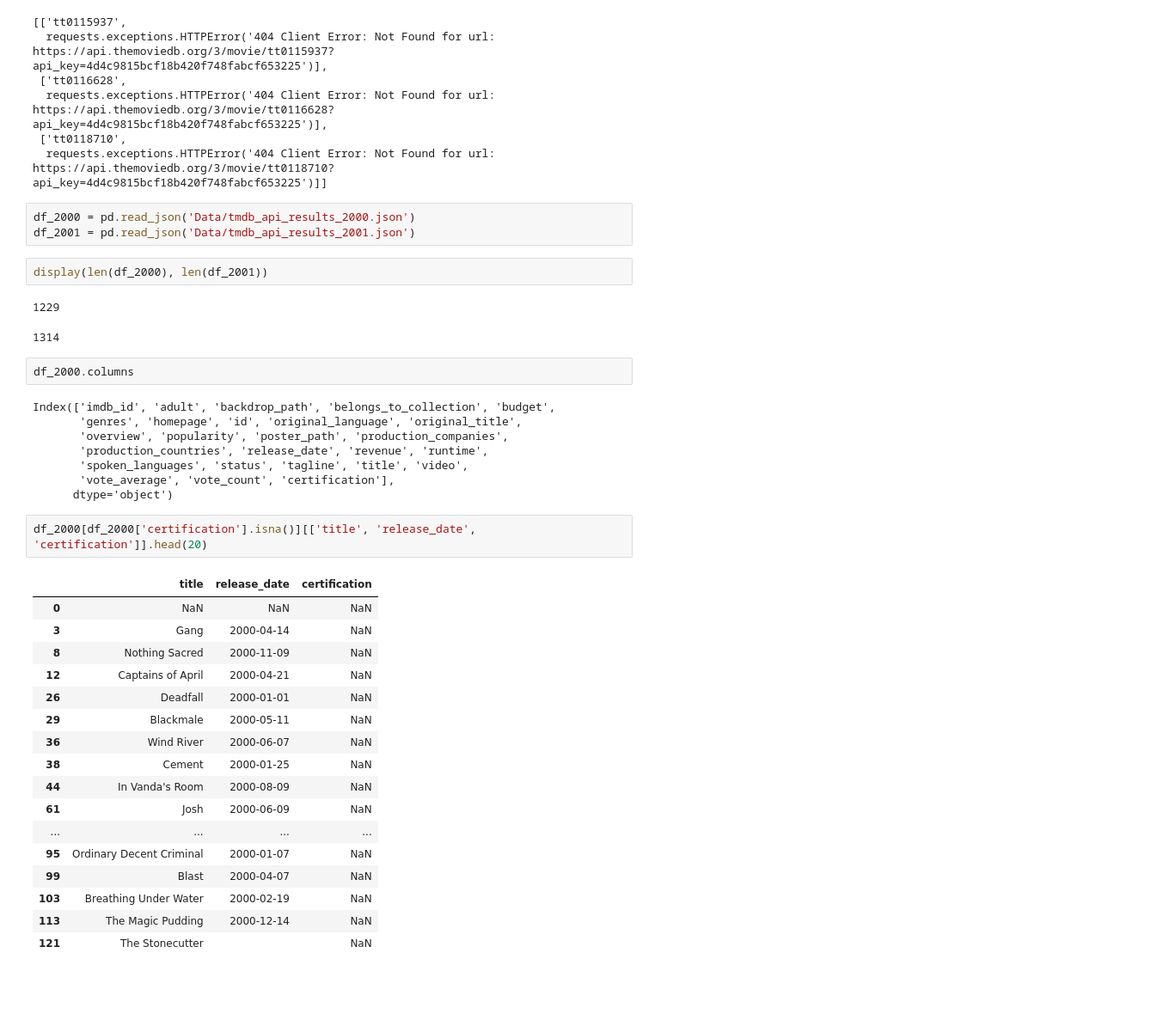
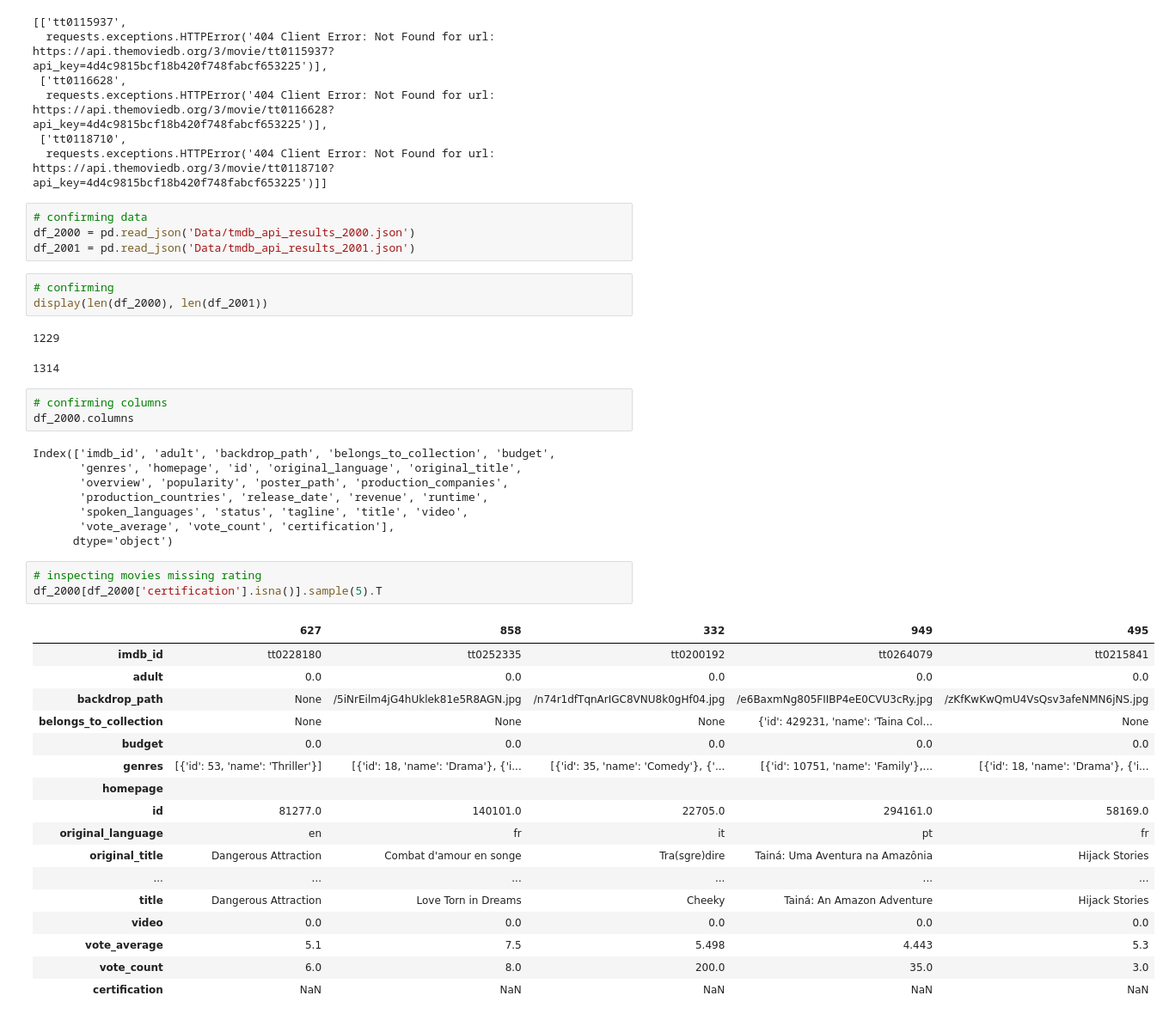
Before and after one commit to CRPeace/Movie_Data_API_Stats_Analysis, a Jupyter notebook: C.Peace_Project_3_Part 2_API.ipynb, the cells around one changed output. Shown at 86% size. Drawn from its saved outputs; the diff is of its cells as text; blank space fills up the shorter version.

```diff
--- a/C.Peace_Project_3_Part 2_API.ipynb
+++ b/C.Peace_Project_3_Part 2_API.ipynb
@@ -194,14 +191,17 @@ errors[:3]
  ['tt0118710',
   requests.exceptions.HTTPError('404 Client Error: Not Found for url: https://api.themoviedb.org/3/movie/tt0118710?api_key=4d4c9815bcf18b420f748fabcf653225')]]
 # %%
+# confirming data
 df_2000 = pd.read_json('Data/tmdb_api_results_2000.json')
 df_2001 = pd.read_json('Data/tmdb_api_results_2001.json')
 # %%
+# confirming
 display(len(df_2000), len(df_2001))
 # %% [output]
 1229
 1314
 # %%
+# confirming columns
 df_2000.columns
 # %% [output]
 Index(['imdb_id', 'adult', 'backdrop_path', 'belongs_to_collection', 'budget',
@@ -212,22 +212,23 @@ Index(['imdb_id', 'adult', 'backdrop_path', 'belongs_to_collection', 'budget',
        'vote_average', 'vote_count', 'certification'],
       dtype='object')
 # %%
-df_2000[df_2000['certification'].isna()][['title', 'release_date', 'certification']].head(20)
+# inspecting movies missing rating
+df_2000[df_2000['certification'].isna()].sample(5).T
 # %% [output]
-|  | title | release_date | certification |
-| 0 | NaN | NaN | NaN |
-| 3 | Gang | 2000-04-14 | NaN |
-| 8 | Nothing Sacred | 2000-11-09 | NaN |
-| 12 | Captains of April | 2000-04-21 | NaN |
-| 26 | Deadfall | 2000-01-01 | NaN |
-| 29 | Blackmale | 2000-05-11 | NaN |
-| 36 | Wind River | 2000-06-07 | NaN |
-| 38 | Cement | 2000-01-25 | NaN |
-| 44 | In Vanda's Room | 2000-08-09 | NaN |
-| 61 | Josh | 2000-06-09 | NaN |
-| ... | ... | ... | ... |
-| 95 | Ordinary Decent Criminal | 2000-01-07 | NaN |
-| 99 | Blast | 2000-04-07 | NaN |
-| 103 | Breathing Under Water | 2000-02-19 | NaN |
-| 113 | The Magic Pudding | 2000-12-14 | NaN |
-| 121 | The Stonecutter |  | NaN |
+|  | 627 | 858 | 332 | 949 | 495 |
+| imdb_id | tt0228180 | tt0252335 | tt0200192 | tt0264079 | tt0215841 |
+| adult | 0.0 | 0.0 | 0.0 | 0.0 | 0.0 |
+| backdrop_path | None | /5iNrEilm4jG4hUklek81e5R8AGN.jpg | /n74r1dfTqnArIGC8VNU8k0gHf04.jpg | /e6BaxmNg805FIIBP4eE0CVU3cRy.jpg | /zKfKwKwQmU4VsQsv3afeNMN6jNS.jpg |
+| belongs_to_collection | None | None | None | {'id': 429231, 'name': 'Taina Col... | None |
+| budget | 0.0 | 0.0 | 0.0 | 0.0 | 0.0 |
+| genres | [{'id': 53, 'name': 'Thriller'}] | [{'id': 18, 'name': 'Drama'}, {'i... | [{'id': 35, 'name': 'Comedy'}, {'... | [{'id': 10751, 'name': 'Family'},... | [{'id': 18, 'name': 'Drama'}, {'i... |
+| homepage |  |  |  |  |  |
+| id | 81277.0 | 140101.0 | 22705.0 | 294161.0 | 58169.0 |
+| original_language | en | fr | it | pt | fr |
+| original_title | Dangerous Attraction | Combat d'amour en songe | Tra(sgre)dire | Tainá: Uma Aventura na Amazônia | Hijack Stories |
+| ... | ... | ... | ... | ... | ... |
+| title | Dangerous Attraction | Love Torn in Dreams | Cheeky | Tainá: An Amazon Adventure | Hijack Stories |
+| video | 0.0 | 0.0 | 0.0 | 0.0 | 0.0 |
+| vote_average | 5.1 | 7.5 | 5.498 | 4.443 | 5.3 |
+| vote_count | 6.0 | 8.0 | 200.0 | 35.0 | 3.0 |
+| certification | NaN | NaN | NaN | NaN | NaN |
```
Also changed, not shown: parts of 3 cells of this notebook, 4 other files.
